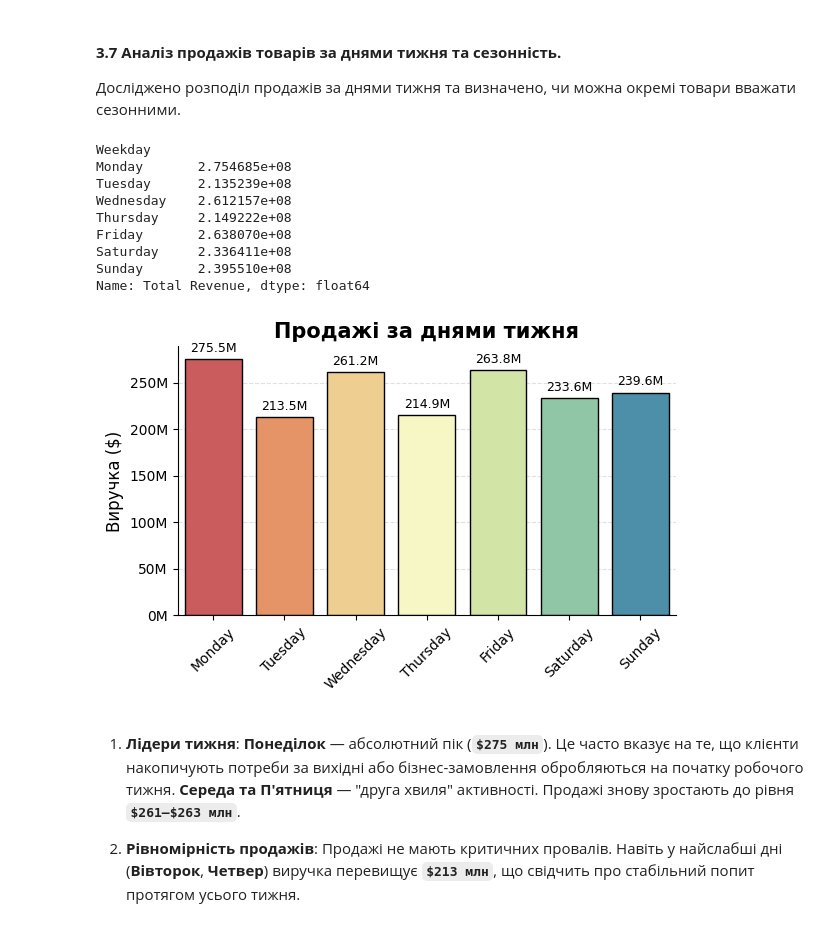
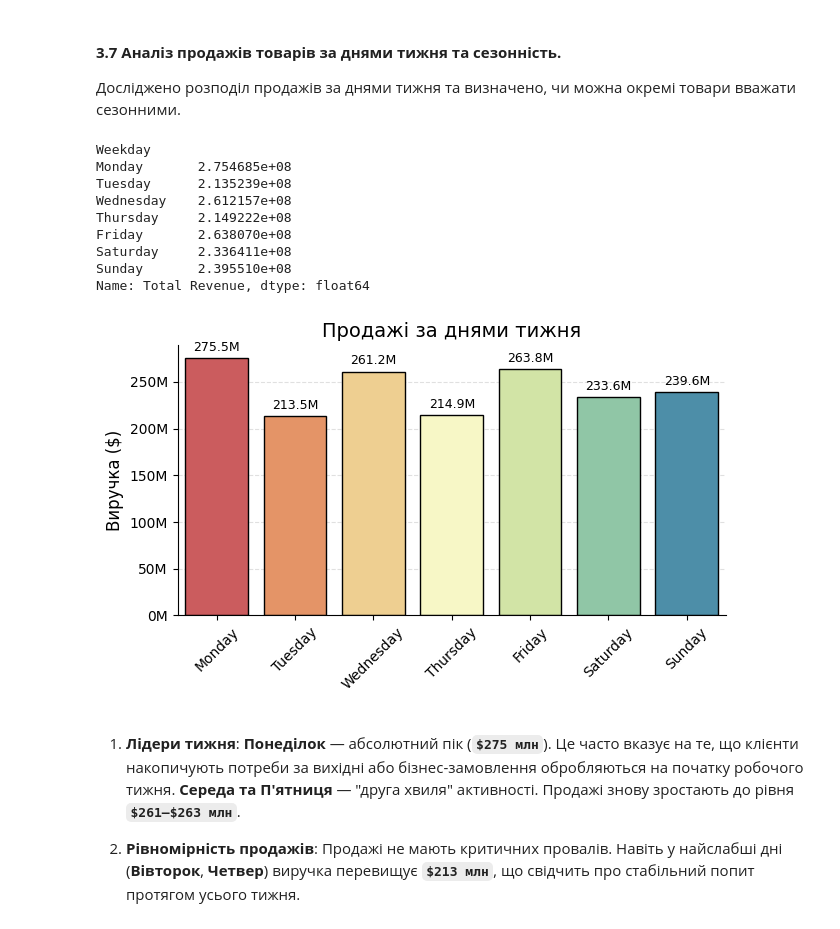
Before and after one commit to okpast/python-data-analysis-projects, a Jupyter notebook: global_retail_sales_analytics/global_retail_sales_analytics.ipynb, the cells around one changed output. Cells and saved outputs as stored; diff of their text form; code cells hidden in the pictures.

```diff
--- a/global_retail_sales_analytics/global_retail_sales_analytics.ipynb
+++ b/global_retail_sales_analytics/global_retail_sales_analytics.ipynb
@@ -1151,7 +1153,7 @@ weekday_sales = df_final.groupby('Weekday')['Total Revenue'].sum().reindex([
 print(weekday_sales)
 
 # Задаємо розмір перед побудовою
-plt.figure(figsize=(6, 4))
+plt.figure(figsize=(6.5, 4))
 
 # Будуємо графік (через Seaborn)
 ax = sns.barplot(
@@ -1162,35 +1164,36 @@ ax = sns.barplot(
     edgecolor='black',
     alpha=1.0,
     legend=False # Щоб приховати зайву легенду від hue
 )
 
 # Додаємо підписи значень на стовпчиках
 for container in ax.containers:
     labels = [f'{v/1_000_000:.1f}M' for v in container.datavalues]
     ax.bar_label(container, labels=labels, fontsize=9, padding=3)
 
 # Форматуємо вісь Y у тому ж стилі (мільйони)
 ax.yaxis.set_major_formatter(FuncFormatter(lambda x, pos: f'{x/1_000_000:.0f}M'))
 
-plt.title('Продажі за днями тижня', fontsize=15, fontweight='bold')
+plt.title('Продажі за днями тижня', fontsize=14, fontweight='normal')
 plt.xlabel('')
 plt.ylabel('Виручка ($)', fontsize=12)
 plt.xticks(rotation=45)
 apply_grid(plt.gca(), axis='y')
 
 plt.tight_layout()
+# plt.savefig('weekday_sales.png', dpi=100, bbox_inches='tight')
 plt.show()
 # %% [output]
 Weekday
 Monday       2.754685e+08
 Tuesday      2.135239e+08
 Wednesday    2.612157e+08
 Thursday     2.149222e+08
 Friday       2.638070e+08
 Saturday     2.336411e+08
 Sunday       2.395510e+08
 Name: Total Revenue, dtype: float64
-[figure, old version]
+[figure, new version]
 # %% [markdown]
 1. **Лідери тижня**: **Понеділок** — абсолютний пік (**`$275 млн`**). Це часто вказує на те, що клієнти накопичують потреби за вихідні або бізнес-замовлення обробляються на початку робочого тижня. **Середа та П'ятниця** — "друга хвиля" активності. Продажі знову зростають до рівня **`$261–$263 млн`**.
 
```
Also changed, not shown: parts of 8 cells of this notebook.
